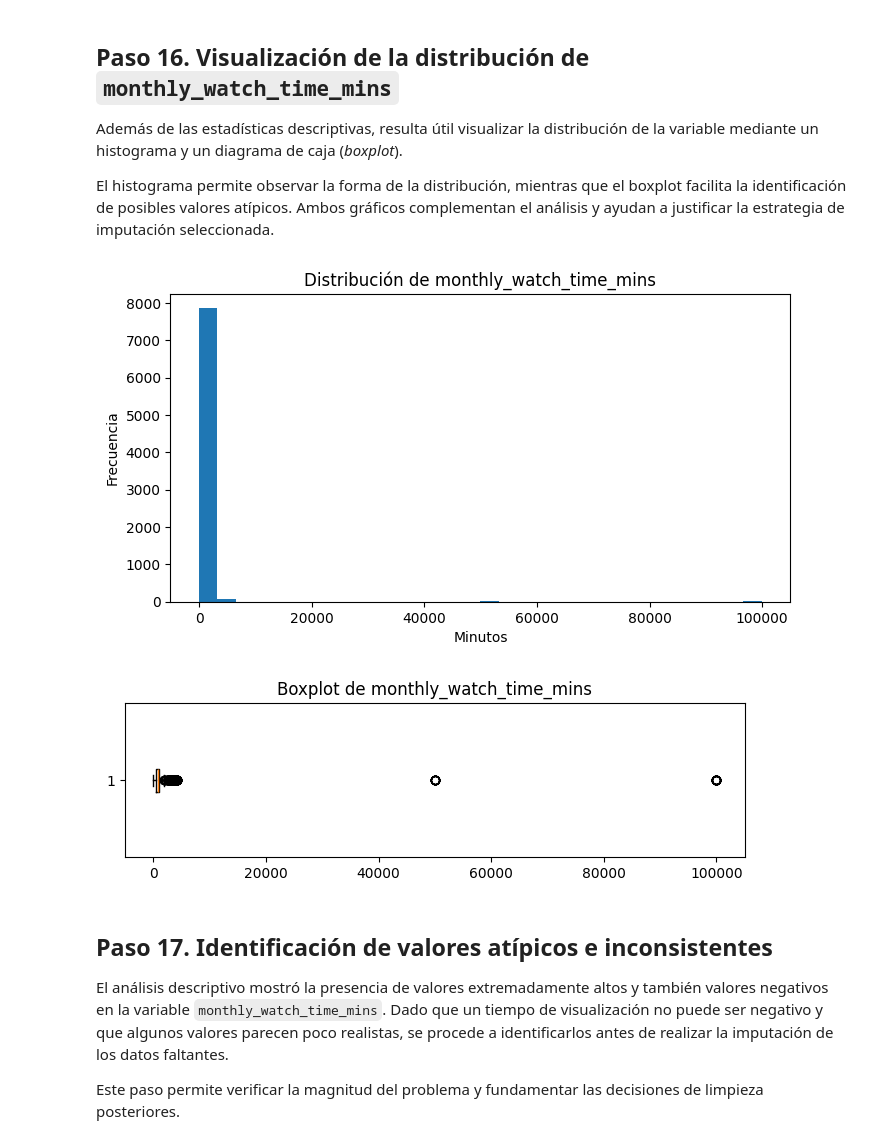
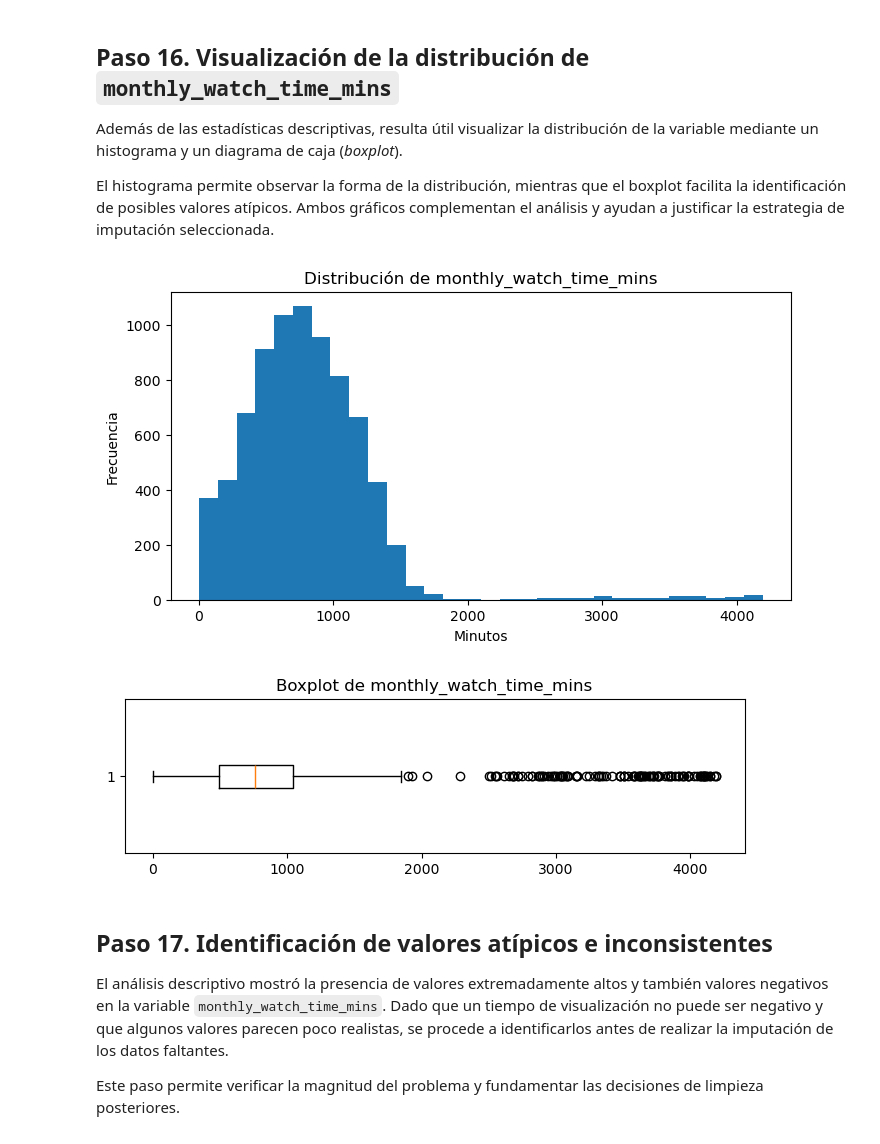
Before and after one commit to Juliocmonger1994/PI_Mineria_Datos_1, a Jupyter notebook: notebooks/02_calidad_y_limpieza.ipynb, the cells around one changed output. Drawn from its saved outputs; the diff is of its cells as text; code cells hidden in the pictures.

Commit message:
Corrección final del proyecto

```diff
--- a/notebooks/02_calidad_y_limpieza.ipynb
+++ b/notebooks/02_calidad_y_limpieza.ipynb
@@ -28,9 +23,14 @@ Mounted at /content/drive
 # %%
-# Ruta del dataset original
-ruta = "/content/drive/MyDrive/PI_Mineria_Datos_1/data/raw/streaming_users_dirty.json"
+from pathlib import Path
+
+# Ruta base del proyecto
+BASE_DIR = Path.cwd().parent
+
+# Ruta al dataset original
+RUTA_DATASET = BASE_DIR / "data" / "raw" / "streaming_users_dirty.json"
 
 # Cargar dataset
-df = pd.read_json(ruta)
+df = pd.read_json(RUTA_DATASET)
 
 print("✅ Dataset cargado correctamente.")
 # %% [output]
@@ -395,12 +425,24 @@ def normalizar_texto(texto):
 
     texto = str(texto).strip().lower()
 
+    # Elimina espacios múltiples
+    texto = " ".join(texto.split())
+
+    # Elimina acentos
     texto = ''.join(
         c for c in unicodedata.normalize('NFD', texto)
         if unicodedata.category(c) != 'Mn'
     )
 
     return texto
+# %%
+df_limpio[columna] = (
+    df_limpio[columna]
+    .astype("string")
+    .str.strip()          # elimina espacios al inicio y al final
+    .str.lower()          # pasa todo a minúsculas
+    .str.replace(r"\s+", " ", regex=True)  # reemplaza múltiples espacios por uno solo
+)
 # %%
 # Hacer que las categorías tengan un formato uniforme
 
@@ -596,22 +639,22 @@ El histograma permite observar la forma de la distribución, mientras que el box
 # %%
 import matplotlib.pyplot as plt
 
 # Histograma
 plt.figure(figsize=(8, 4))
-plt.hist(df["monthly_watch_time_mins"].dropna(), bins=30)
+plt.hist(df_limpio["monthly_watch_time_mins"].dropna(), bins=30)
 plt.title("Distribución de monthly_watch_time_mins")
 plt.xlabel("Minutos")
 plt.ylabel("Frecuencia")
 plt.show()
 
 # Boxplot
 plt.figure(figsize=(8, 2))
-plt.boxplot(df["monthly_watch_time_mins"].dropna(), vert=False)
+plt.boxplot(df_limpio["monthly_watch_time_mins"].dropna(), vert=False)
 plt.title("Boxplot de monthly_watch_time_mins")
 plt.show()
 # %% [output]
-[figure, old version]
+[figure, new version]
-[figure, old version]
+[figure, new version]
 # %% [markdown]
 ## Paso 17. Identificación de valores atípicos e inconsistentes
 
```
Also changed, not shown: parts of 99 cells of this notebook, 10 other files.
